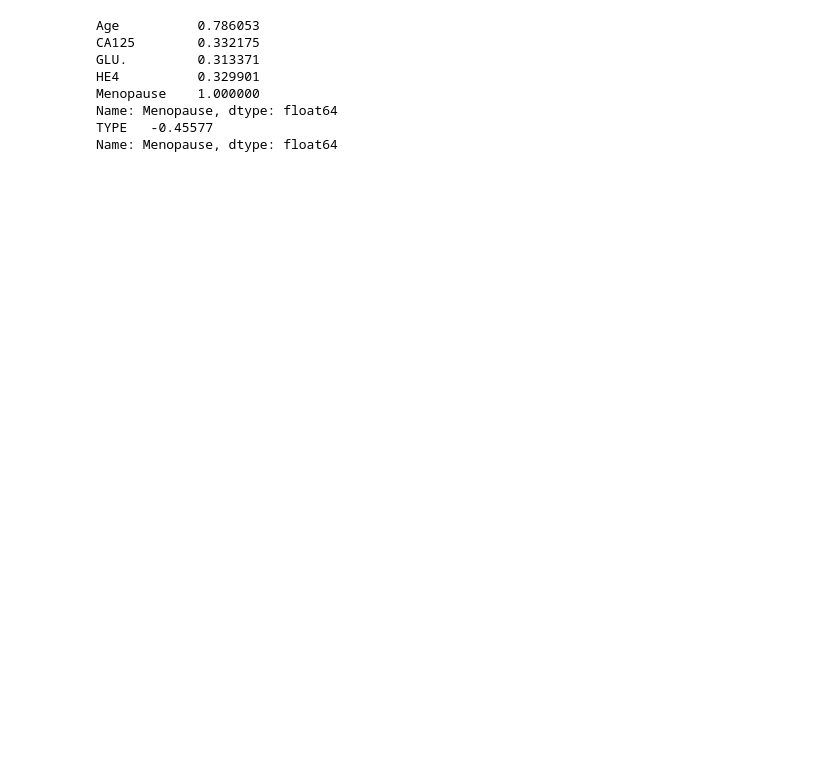
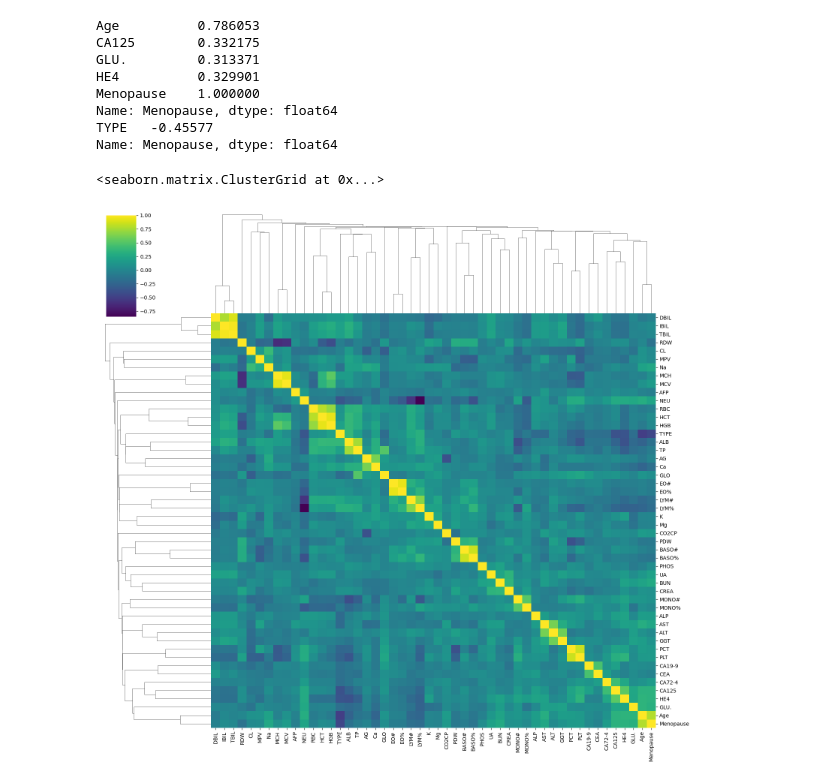
Before and after one commit to danahdzn/Analisis-predictivo-de-menopausia, a Jupyter notebook: Analisis Predictivo de la Menopausia.ipynb, the cells around one changed output. Saved outputs shown, nothing was run; the diff lists cells and outputs as text; code cells hidden in the pictures; blank space fills up the shorter version.

```diff
--- a/Analisis Predictivo de la Menopausia.ipynb
+++ b/Analisis Predictivo de la Menopausia.ipynb
@@ -159,3 +162,8 @@ Menopause    1.000000
 Name: Menopause, dtype: float64
 TYPE   -0.45577
 Name: Menopause, dtype: float64
+# %%
+sns.clustermap(correlation, cmap="viridis", method="single", figsize=(16, 15))  # Método de agrupamiento
+# %% [output]
+<seaborn.matrix.ClusterGrid at 0x...>
+[figure, added]
```
Also changed, not shown: parts of 23 cells of this notebook.
